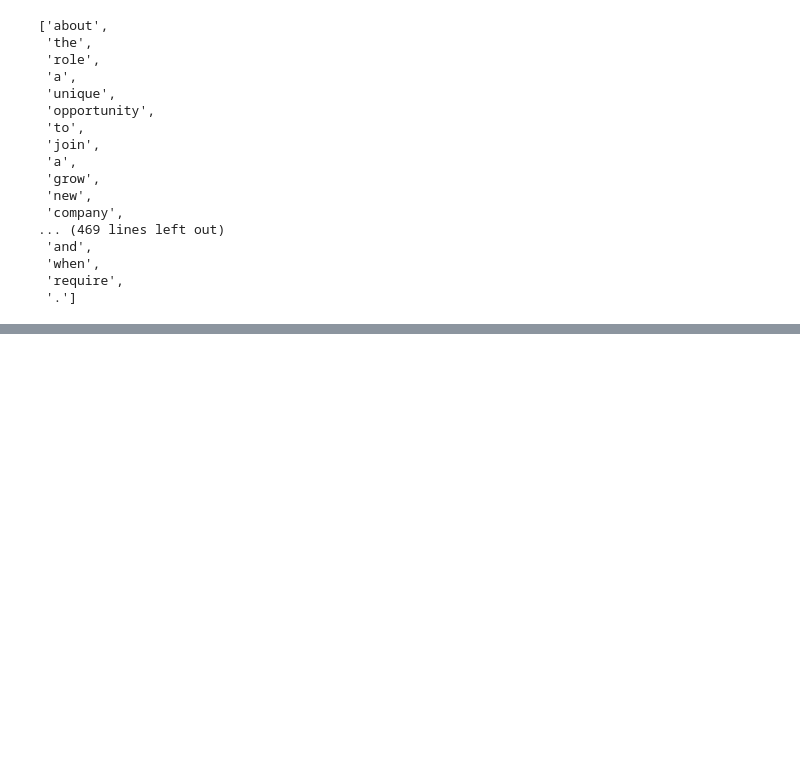
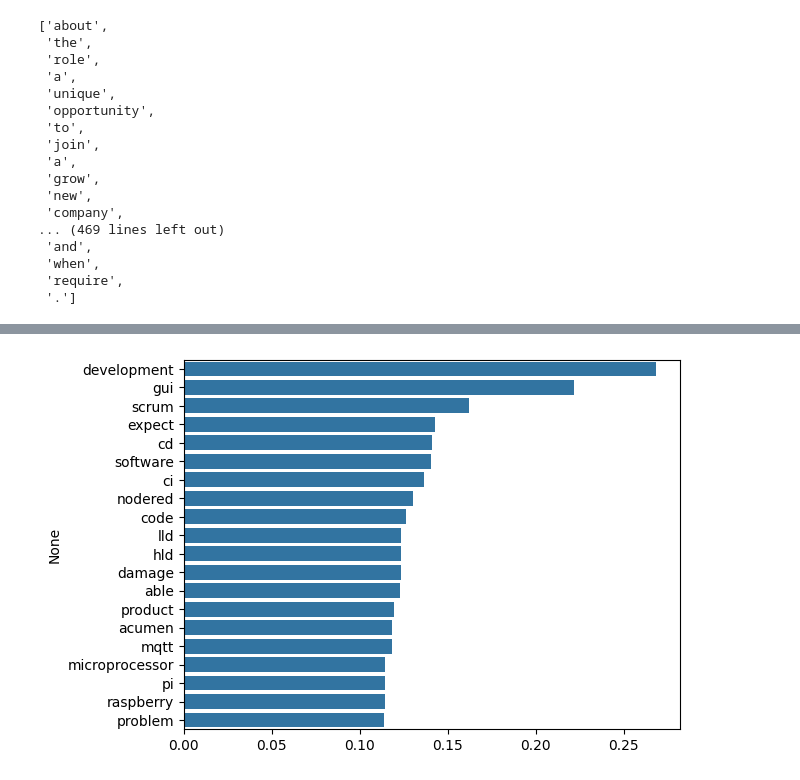
Before and after one commit to J1Walters/msc-project, a Jupyter notebook: notebooks/preprocessing.ipynb, the cells around one changed output, grey strips where cells are left out. Drawn from its saved outputs; the diff is of its cells as text; code cells hidden in the pictures; blank space fills up the shorter version.

```diff
--- a/notebooks/preprocessing.ipynb
+++ b/notebooks/preprocessing.ipynb
@@ -99,0 +124,7 @@ test['doc'].iloc[0]
+# %%
+tfidf = TfidfVectorizer(stop_words='english')
+X = tfidf.fit_transform(test['doc'])
+# %%
+X = X.toarray()
+# %%
+df = pd.DataFrame(X, columns=tfidf.get_feature_names_out())
@@ -99,0 +141,2 @@ test['doc'].iloc[0]
+# %%
+listing1 = df.iloc[0].loc[df.iloc[0].gt(0)]
@@ -99,0 +162,5 @@ test['doc'].iloc[0]
+# %%
+fig, ax = plt.subplots()
+ax = sns.barplot(x=listing1.sort_values(ascending=False).head(20).values, y=listing1.sort_values(ascending=False).head(20).index)
+# %% [output]
+[figure, added]
```
Also changed, not shown: parts of 15 cells of this notebook.
